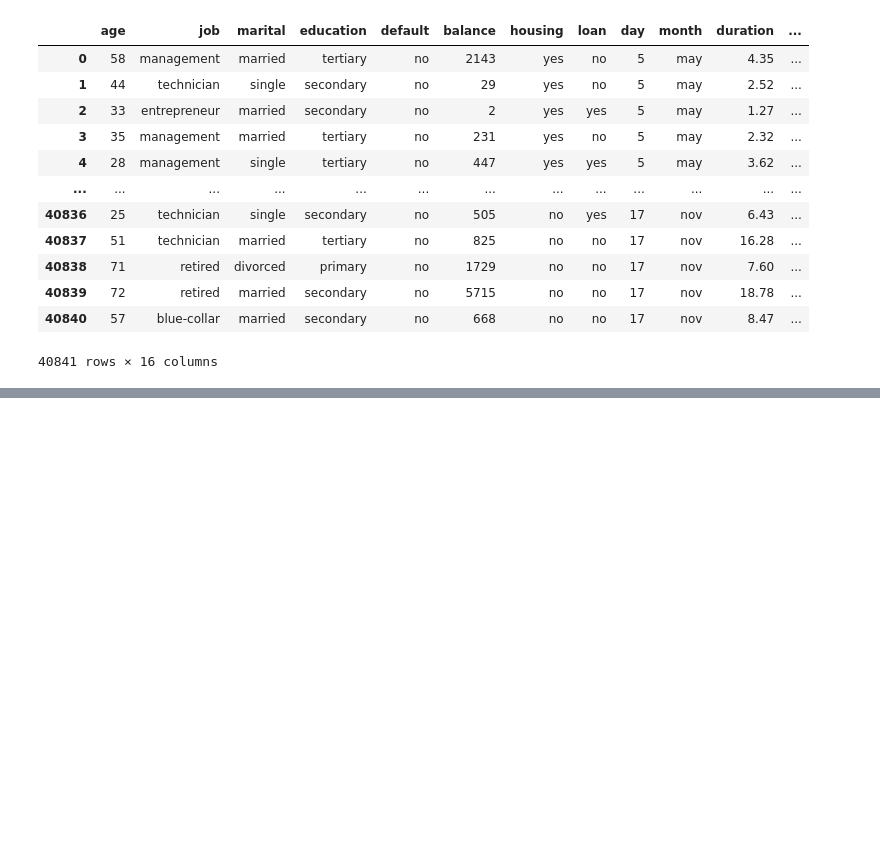
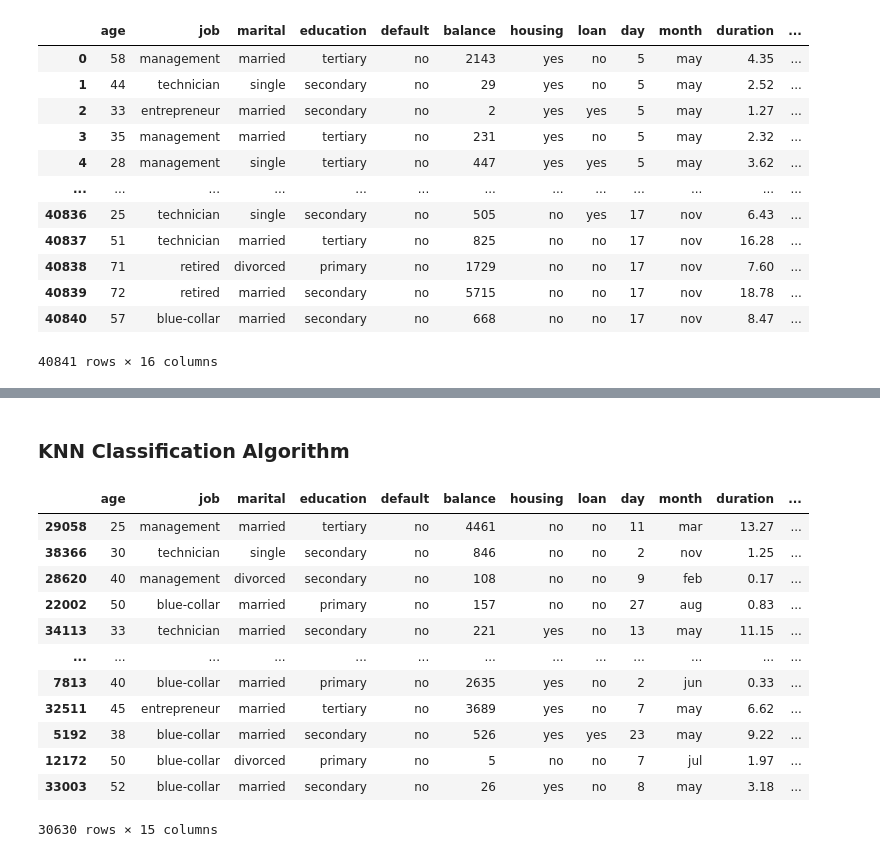
Before and after one commit to yogeshsachdeva223/portuguese-bank-marketing-data-set_classification_using_machine_learning_algorithms, a Jupyter notebook: KNN_Classification.ipynb, the cells around one changed output, grey strips where cells are left out. Cells and saved outputs as stored; diff of their text form; code cells hidden in the pictures; blank space fills up the shorter version.

```diff
--- a/KNN_Classification.ipynb
+++ b/KNN_Classification.ipynb
@@ -662,0 +167,2 @@ accuracy_score(y_test, y_pred)
+# %% [markdown]
+<h3>KNN Classification Algorithm</h3>
@@ -662,0 +173,20 @@ accuracy_score(y_test, y_pred)
+# %%
+# Dividing the data into train and test
+X_train, X_test, y_train, y_test = train_test_split(X, y, random_state=1)
+# %%
+X_train.head()
+# Training dataset contain a lot of categorical values which needs to be converted into numerical values to apply KNN classifier
+# %% [output]
+|  | age | job | marital | education | default | balance | housing | loan | day | month | duration | ... |
+| 29058 | 25 | management | married | tertiary | no | 4461 | no | no | 11 | mar | 13.27 | ... |
+| 38366 | 30 | technician | single | secondary | no | 846 | no | no | 2 | nov | 1.25 | ... |
+| 28620 | 40 | management | divorced | secondary | no | 108 | no | no | 9 | feb | 0.17 | ... |
+| 22002 | 50 | blue-collar | married | primary | no | 157 | no | no | 27 | aug | 0.83 | ... |
+| 34113 | 33 | technician | married | secondary | no | 221 | yes | no | 13 | may | 11.15 | ... |
+| ... | ... | ... | ... | ... | ... | ... | ... | ... | ... | ... | ... | ... |
+| 7813 | 40 | blue-collar | married | primary | no | 2635 | yes | no | 2 | jun | 0.33 | ... |
+| 32511 | 45 | entrepreneur | married | tertiary | no | 3689 | yes | no | 7 | may | 6.62 | ... |
+| 5192 | 38 | blue-collar | married | secondary | no | 526 | yes | yes | 23 | may | 9.22 | ... |
+| 12172 | 50 | blue-collar | divorced | primary | no | 5 | no | no | 7 | jul | 1.97 | ... |
+| 33003 | 52 | blue-collar | married | secondary | no | 26 | yes | no | 8 | may | 3.18 | ... |
+30630 rows × 15 columns
```
Also changed, not shown: parts of 112 cells of this notebook.
